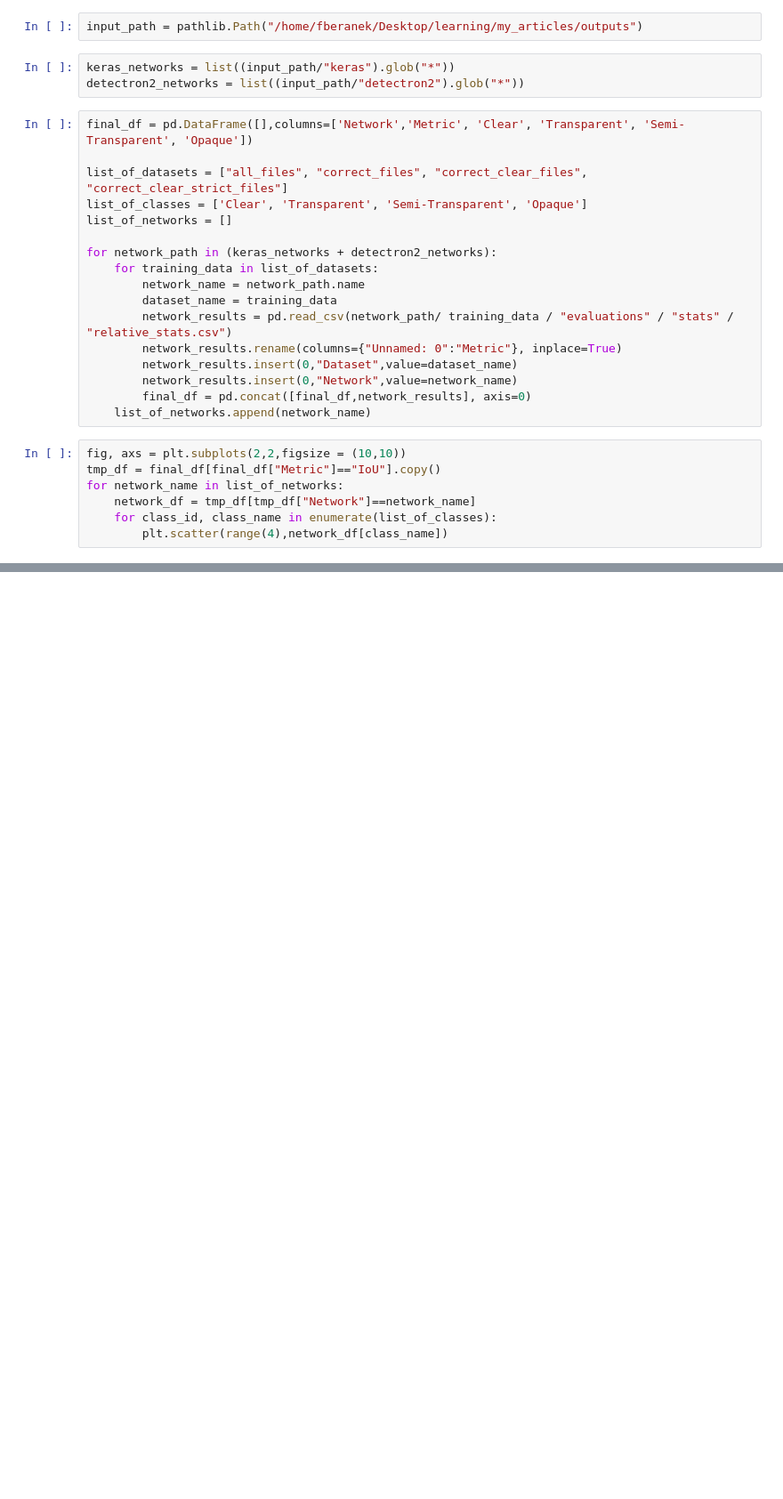
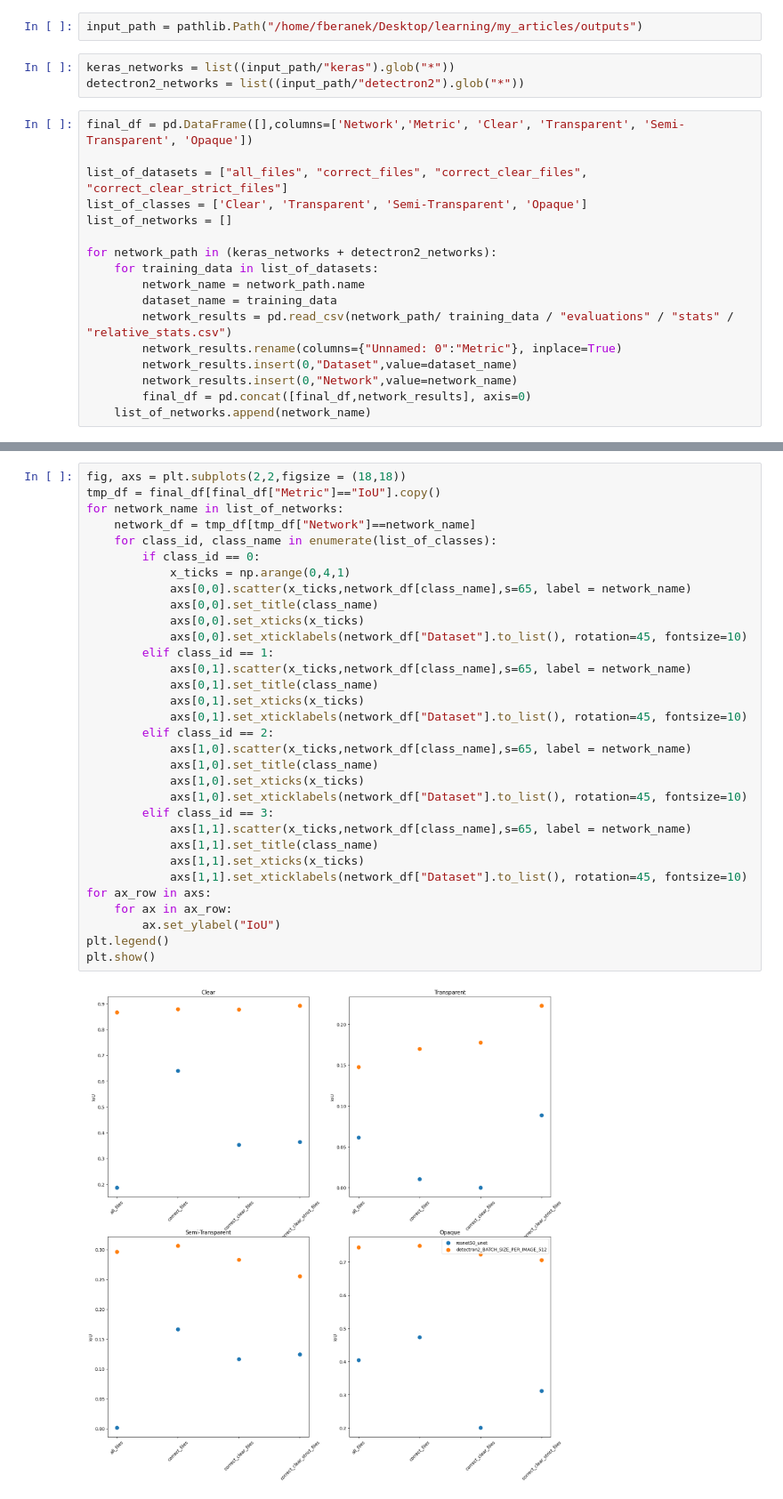
Before and after one commit to filipberanek/woodscape_revision, a Jupyter notebook: data_statistics/netoworks_evaluation.ipynb, the cells around one changed output, grey strips where cells are left out. Shown: that part at 89% size. Drawn from its saved outputs; the diff is of its cells as text; blank space fills up the shorter version.

```diff
--- a/data_statistics/netoworks_evaluation.ipynb
+++ b/data_statistics/netoworks_evaluation.ipynb
@@ -24,10 +27,3 @@ for network_path in (keras_networks + detectron2_networks):
         network_results.insert(0,"Network",value=network_name)
         final_df = pd.concat([final_df,network_results], axis=0)
     list_of_networks.append(network_name)
-# %%
-fig, axs = plt.subplots(2,2,figsize = (10,10))
-tmp_df = final_df[final_df["Metric"]=="IoU"].copy()
-for network_name in list_of_networks:
-    network_df = tmp_df[tmp_df["Network"]==network_name]
-    for class_id, class_name in enumerate(list_of_classes):
-        plt.scatter(range(4),network_df[class_name])
@@ -47,0 +50,34 @@ Name: Clear, dtype: float64
+# %%
+fig, axs = plt.subplots(2,2,figsize = (18,18))
+tmp_df = final_df[final_df["Metric"]=="IoU"].copy()
+for network_name in list_of_networks:
+    network_df = tmp_df[tmp_df["Network"]==network_name]
+    for class_id, class_name in enumerate(list_of_classes):
+        if class_id == 0:
+            x_ticks = np.arange(0,4,1)
+            axs[0,0].scatter(x_ticks,network_df[class_name],s=65, label = network_name)
+            axs[0,0].set_title(class_name)
+            axs[0,0].set_xticks(x_ticks)
+            axs[0,0].set_xticklabels(network_df["Dataset"].to_list(), rotation=45, fontsize=10)
+        elif class_id == 1:
+            axs[0,1].scatter(x_ticks,network_df[class_name],s=65, label = network_name)
+            axs[0,1].set_title(class_name)
+            axs[0,1].set_xticks(x_ticks)
+            axs[0,1].set_xticklabels(network_df["Dataset"].to_list(), rotation=45, fontsize=10)
+        elif class_id == 2:
+            axs[1,0].scatter(x_ticks,network_df[class_name],s=65, label = network_name)
+            axs[1,0].set_title(class_name)
+            axs[1,0].set_xticks(x_ticks)
+            axs[1,0].set_xticklabels(network_df["Dataset"].to_list(), rotation=45, fontsize=10)
+        elif class_id == 3:
+            axs[1,1].scatter(x_ticks,network_df[class_name],s=65, label = network_name)
+            axs[1,1].set_title(class_name)
+            axs[1,1].set_xticks(x_ticks)
+            axs[1,1].set_xticklabels(network_df["Dataset"].to_list(), rotation=45, fontsize=10)
+for ax_row in axs:
+    for ax in ax_row:
+        ax.set_ylabel("IoU")
+plt.legend()
+plt.show()
+# %% [output]
+[figure, added]
```
Also changed, not shown: parts of 8 cells of this notebook.
